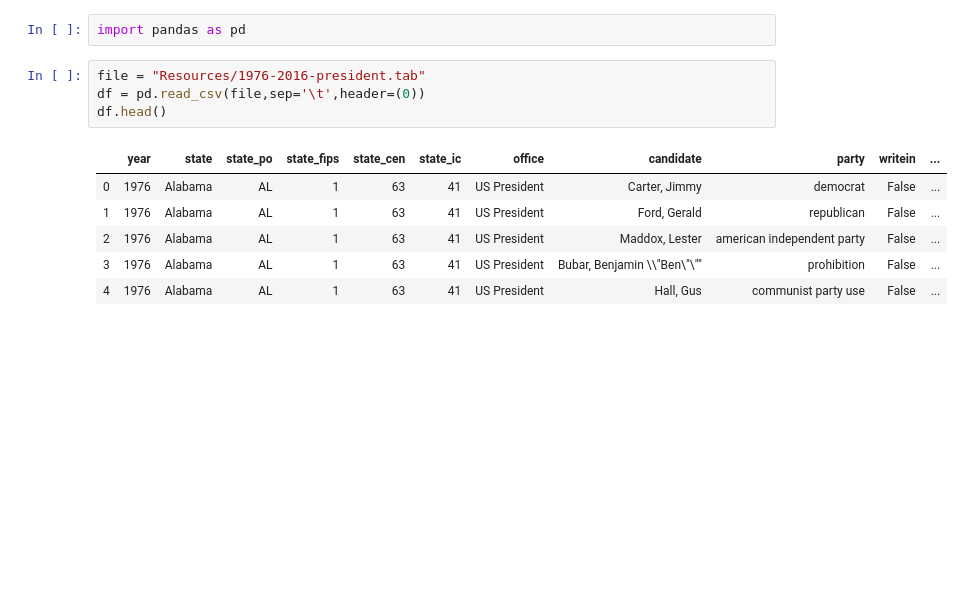
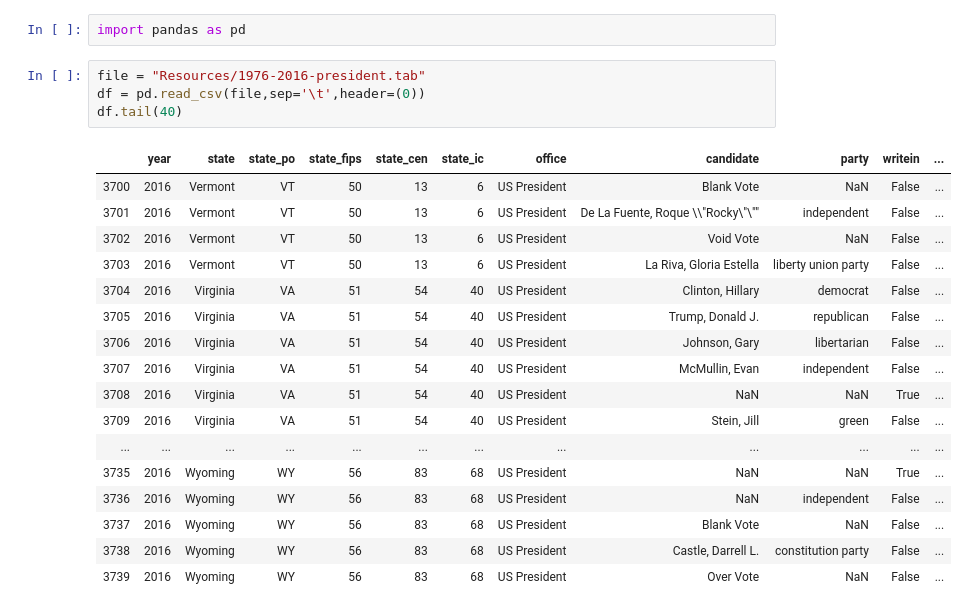
Before and after one commit to CodingMage/project_1_TeamTuring, a Jupyter notebook: Presidential_Data.ipynb, the cells around one changed output. Cells and saved outputs as stored; diff of their text form; blank space fills up the shorter version.

```diff
--- a/Presidential_Data.ipynb
+++ b/Presidential_Data.ipynb
@@ -3,11 +3,22 @@ import pandas as pd
 # %%
 file = "Resources/1976-2016-president.tab"
 df = pd.read_csv(file,sep='\t',header=(0))
-df.head()
+df.tail(40)
 # %% [output]
 |  | year | state | state_po | state_fips | state_cen | state_ic | office | candidate | party | writein | ... |
-| 0 | 1976 | Alabama | AL | 1 | 63 | 41 | US President | Carter, Jimmy | democrat | False | ... |
-| 1 | 1976 | Alabama | AL | 1 | 63 | 41 | US President | Ford, Gerald | republican | False | ... |
-| 2 | 1976 | Alabama | AL | 1 | 63 | 41 | US President | Maddox, Lester | american independent party | False | ... |
-| 3 | 1976 | Alabama | AL | 1 | 63 | 41 | US President | Bubar, Benjamin \\"Ben\"\"" | prohibition | False | ... |
-| 4 | 1976 | Alabama | AL | 1 | 63 | 41 | US President | Hall, Gus | communist party use | False | ... |
+| 3700 | 2016 | Vermont | VT | 50 | 13 | 6 | US President | Blank Vote | NaN | False | ... |
+| 3701 | 2016 | Vermont | VT | 50 | 13 | 6 | US President | De La Fuente, Roque \\"Rocky\"\"" | independent | False | ... |
+| 3702 | 2016 | Vermont | VT | 50 | 13 | 6 | US President | Void Vote | NaN | False | ... |
+| 3703 | 2016 | Vermont | VT | 50 | 13 | 6 | US President | La Riva, Gloria Estella | liberty union party | False | ... |
+| 3704 | 2016 | Virginia | VA | 51 | 54 | 40 | US President | Clinton, Hillary | democrat | False | ... |
+| 3705 | 2016 | Virginia | VA | 51 | 54 | 40 | US President | Trump, Donald J. | republican | False | ... |
+| 3706 | 2016 | Virginia | VA | 51 | 54 | 40 | US President | Johnson, Gary | libertarian | False | ... |
+| 3707 | 2016 | Virginia | VA | 51 | 54 | 40 | US President | McMullin, Evan | independent | False | ... |
+| 3708 | 2016 | Virginia | VA | 51 | 54 | 40 | US President | NaN | NaN | True | ... |
+| 3709 | 2016 | Virginia | VA | 51 | 54 | 40 | US President | Stein, Jill | green | False | ... |
+| ... | ... | ... | ... | ... | ... | ... | ... | ... | ... | ... | ... |
+| 3735 | 2016 | Wyoming | WY | 56 | 83 | 68 | US President | NaN | NaN | True | ... |
+| 3736 | 2016 | Wyoming | WY | 56 | 83 | 68 | US President | NaN | independent | False | ... |
+| 3737 | 2016 | Wyoming | WY | 56 | 83 | 68 | US President | Blank Vote | NaN | False | ... |
+| 3738 | 2016 | Wyoming | WY | 56 | 83 | 68 | US President | Castle, Darrell L. | constitution party | False | ... |
+| 3739 | 2016 | Wyoming | WY | 56 | 83 | 68 | US President | Over Vote | NaN | False | ... |
```
Also changed, not shown: parts of 5 cells of this notebook.
